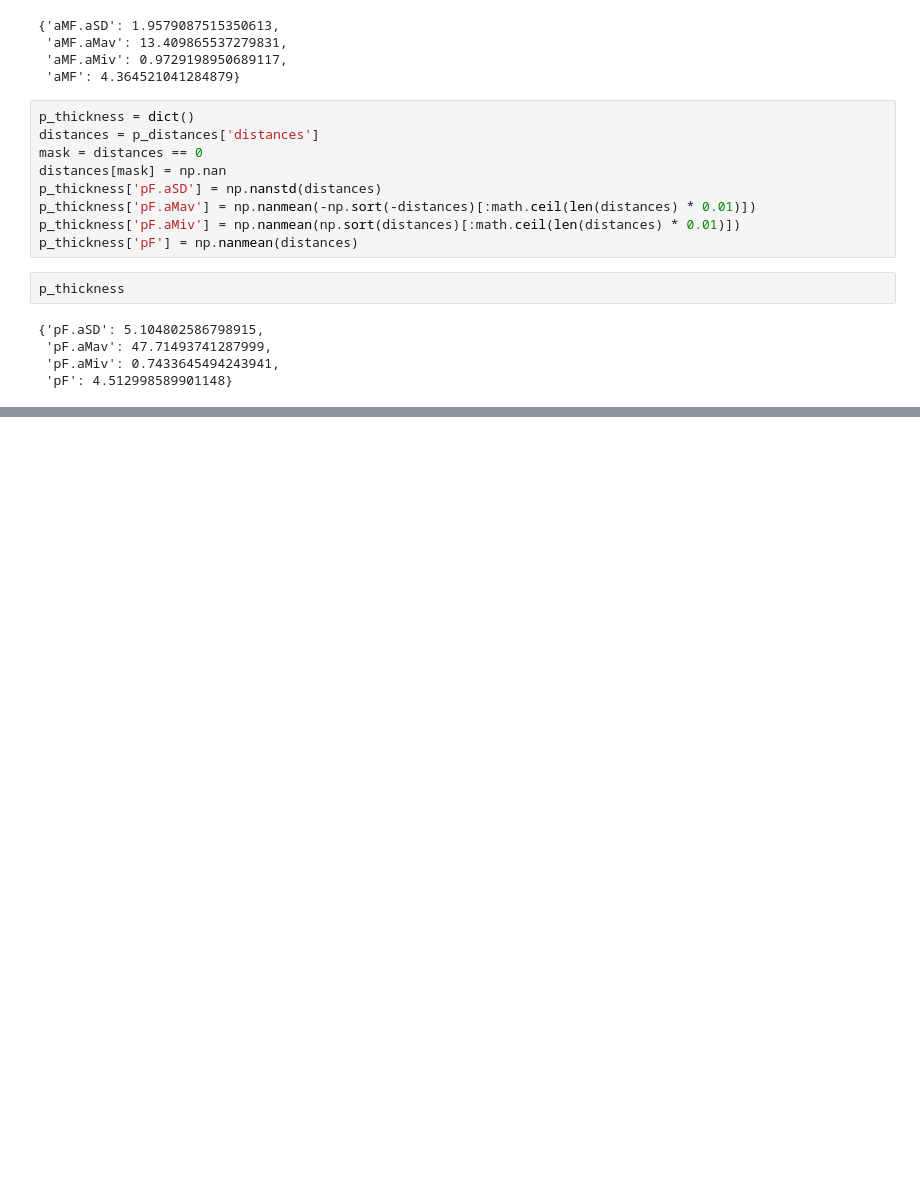
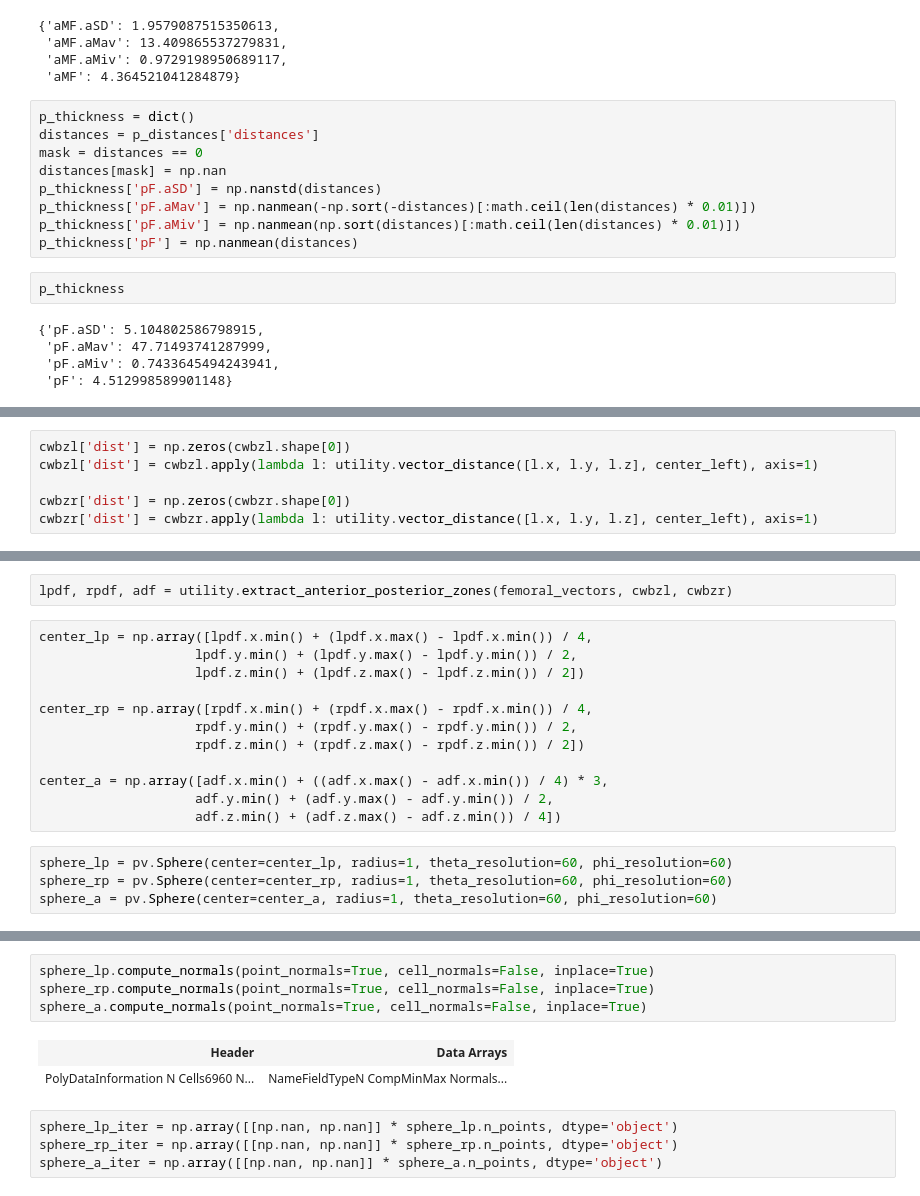
Before and after one commit to swestfechtel/knorpel_v2, a Jupyter notebook: documentation.ipynb, the cells around one changed output, grey strips where cells are left out. Saved outputs shown, nothing was run; the diff lists cells and outputs as text; blank space fills up the shorter version.

```diff
--- a/documentation.ipynb
+++ b/documentation.ipynb
@@ -946,0 +967,6 @@ p_thickness
+# %%
+cwbzl['dist'] = np.zeros(cwbzl.shape[0])
+cwbzl['dist'] = cwbzl.apply(lambda l: utility.vector_distance([l.x, l.y, l.z], center_left), axis=1)
+
+cwbzr['dist'] = np.zeros(cwbzr.shape[0])
+cwbzr['dist'] = cwbzr.apply(lambda l: utility.vector_distance([l.x, l.y, l.z], center_left), axis=1)
@@ -946,0 +1067,18 @@ p_thickness
+# %%
+lpdf, rpdf, adf = utility.extract_anterior_posterior_zones(femoral_vectors, cwbzl, cwbzr)
+# %%
+center_lp = np.array([lpdf.x.min() + (lpdf.x.max() - lpdf.x.min()) / 4,
+                    lpdf.y.min() + (lpdf.y.max() - lpdf.y.min()) / 2,
+                    lpdf.z.min() + (lpdf.z.max() - lpdf.z.min()) / 2])
+
+center_rp = np.array([rpdf.x.min() + (rpdf.x.max() - rpdf.x.min()) / 4,
+                    rpdf.y.min() + (rpdf.y.max() - rpdf.y.min()) / 2,
+                    rpdf.z.min() + (rpdf.z.max() - rpdf.z.min()) / 2])
+
+center_a = np.array([adf.x.min() + ((adf.x.max() - adf.x.min()) / 4) * 3,
+                    adf.y.min() + (adf.y.max() - adf.y.min()) / 2,
+                    adf.z.min() + (adf.z.max() - adf.z.min()) / 4])
+# %%
+sphere_lp = pv.Sphere(center=center_lp, radius=1, theta_resolution=60, phi_resolution=60)
+sphere_rp = pv.Sphere(center=center_rp, radius=1, theta_resolution=60, phi_resolution=60)
+sphere_a = pv.Sphere(center=center_a, radius=1, theta_resolution=60, phi_resolution=60)
@@ -946,0 +1106,11 @@ p_thickness
+# %%
+sphere_lp.compute_normals(point_normals=True, cell_normals=False, inplace=True)
+sphere_rp.compute_normals(point_normals=True, cell_normals=False, inplace=True)
+sphere_a.compute_normals(point_normals=True, cell_normals=False, inplace=True)
+# %% [output]
+| Header | Data Arrays |
+| PolyDataInformation N Cells6960 N... | NameFieldTypeN CompMinMax Normals... |
+# %%
+sphere_lp_iter = np.array([[np.nan, np.nan]] * sphere_lp.n_points, dtype='object')
+sphere_rp_iter = np.array([[np.nan, np.nan]] * sphere_rp.n_points, dtype='object')
+sphere_a_iter = np.array([[np.nan, np.nan]] * sphere_a.n_points, dtype='object')
```
Also changed, not shown: parts of 31 cells of this notebook, 2 other files.
